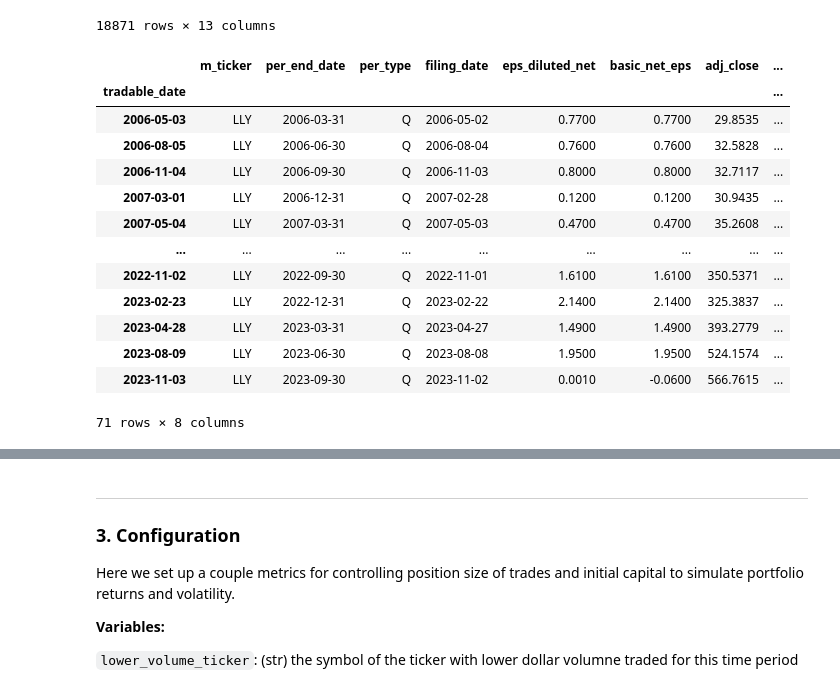
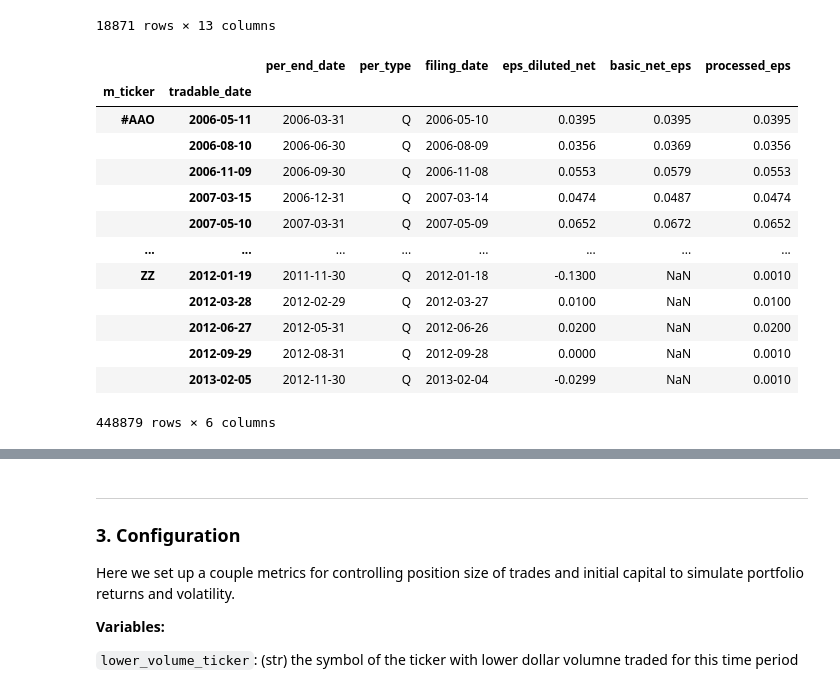
Before and after one commit to MrHumble-Bee/quantitative_trading_strategies, a Jupyter notebook: hw3_financialratioquantiles/hw3_financialratioquantiles.ipynb, the cells around one changed output, grey strips where cells are left out. Drawn from its saved outputs; the diff is of its cells as text; code cells hidden in the pictures.

```diff
--- a/hw3_financialratioquantiles/hw3_financialratioquantiles.ipynb
+++ b/hw3_financialratioquantiles/hw3_financialratioquantiles.ipynb
@@ -632,44 +749,47 @@ price_table
 | 2024-01-30 | LLY | 645.7000 | 646.8000 | 641.0000 | 644.9800 | 1,948,127.0000 | 0.0000 | 1.0000 | 645.7000 | 646.8000 | ... |
 18871 rows × 13 columns
 # %%
-def compute_pe_ratio2():
-        eps_df = (tables['FC'][tables['FC']['per_type'] == 'Q'][['m_ticker', 'per_end_date', 'per_type', 'filing_date', 'eps_diluted_net', 'basic_net_eps']]
+def preprocess_eps(zacks_fc_table: pd.DataFrame, fill_neg_eps: float=0.001):
+        # Validation
+        validation_columns = ['m_ticker', 'per_end_date', 'per_type', 'filing_date', 'eps_diluted_net', 'basic_net_eps']
+        for col in validation_columns:
+                if col not in zacks_fc_table.columns:
+                        raise KeyError(f"{col} not found in dataframe. {col} is required for EPS preprocessing.")
+
+        # Cleaning table
+        eps_df = (zacks_fc_table
                 .dropna(subset=['m_ticker'])
                 .dropna(how='all', subset=['eps_diluted_net', 'basic_net_eps'])
                 .sort_values(by=['m_ticker', 'per_end_date'])
                 )
+
+        # Cleaning and Formating Columns
         eps_df['m_ticker'] = eps_df['m_ticker'].str.strip()
         eps_df['per_end_date'] = pd.to_datetime(eps_df['per_end_date'], format='%Y-%m-%d')
         eps_df['filing_date'] = pd.to_datetime(eps_df['filing_date'], format='%Y-%m-%d')
-        eps_df['eps_diluted_net'] = eps_df['eps_diluted_net'].apply(lambda x: max(0.001, x))
-
-
-        # filter
-        eps_df = eps_df[eps_df['m_ticker'] == 'LLY']
-
         eps_df['tradable_date'] = eps_df['filing_date'] + pd.Timedelta(days=1)
 
-        close_prices = price_table.loc[eps_df['tradable_date'].iloc[:], 'adj_close']
-        close_prices.index = eps_df.index
-        eps_df['adj_close'] = close_prices
-        eps_df['pe_ratio'] = eps_df['adj_close'] / eps_df['eps_diluted_net']
-        eps_df.set_index('tradable_date', inplace=True)
-        # display(eps_df.loc['2021-10-27': UPPER_DATE])
+        eps_df['processed_eps'] = eps_df['eps_diluted_net']
+        eps_df['processed_eps'] = eps_df['processed_eps'].fillna(eps_df['basic_net_eps'])
+        eps_df['processed_eps'] = eps_df['processed_eps'].apply(lambda x: max(fill_neg_eps, x))
+
+        eps_df = eps_df.set_index(['m_ticker', 'tradable_date']).sort_index(ascending=[True, True])
         return eps_df
-test_df = compute_pe_ratio2()
-test_df
+
+eps_df = preprocess_eps(tables['FC'][tables['FC']['per_type'] == 'Q'][['m_ticker', 'per_end_date', 'per_type', 'filing_date', 'eps_diluted_net', 'basic_net_eps']])
+eps_df
 # %% [output]
-|  | m_ticker | per_end_date | per_type | filing_date | eps_diluted_net | basic_net_eps | adj_close | ... |
-| tradable_date |  |  |  |  |  |  |  | ... |
-| 2006-05-03 | LLY | 2006-03-31 | Q | 2006-05-02 | 0.7700 | 0.7700 | 29.8535 | ... |
-| 2006-08-05 | LLY | 2006-06-30 | Q | 2006-08-04 | 0.7600 | 0.7600 | 32.5828 | ... |
-| 2006-11-04 | LLY | 2006-09-30 | Q | 2006-11-03 | 0.8000 | 0.8000 | 32.7117 | ... |
-| 2007-03-01 | LLY | 2006-12-31 | Q | 2007-02-28 | 0.1200 | 0.1200 | 30.9435 | ... |
-| 2007-05-04 | LLY | 2007-03-31 | Q | 2007-05-03 | 0.4700 | 0.4700 | 35.2608 | ... |
-| ... | ... | ... | ... | ... | ... | ... | ... | ... |
-| 2022-11-02 | LLY | 2022-09-30 | Q | 2022-11-01 | 1.6100 | 1.6100 | 350.5371 | ... |
-| 2023-02-23 | LLY | 2022-12-31 | Q | 2023-02-22 | 2.1400 | 2.1400 | 325.3837 | ... |
-| 2023-04-28 | LLY | 2023-03-31 | Q | 2023-04-27 | 1.4900 | 1.4900 | 393.2779 | ... |
-| 2023-08-09 | LLY | 2023-06-30 | Q | 2023-08-08 | 1.9500 | 1.9500 | 524.1574 | ... |
-| 2023-11-03 | LLY | 2023-09-30 | Q | 2023-11-02 | 0.0010 | -0.0600 | 566.7615 | ... |
+|  |  | per_end_date | per_type | filing_date | eps_diluted_net | basic_net_eps | processed_eps |
+| m_ticker | tradable_date |  |  |  |  |  |  |
+| #AAO | 2006-05-11 | 2006-03-31 | Q | 2006-05-10 | 0.0395 | 0.0395 | 0.0395 |
+|  | 2006-08-10 | 2006-06-30 | Q | 2006-08-09 | 0.0356 | 0.0369 | 0.0356 |
+|  | 2006-11-09 | 2006-09-30 | Q | 2006-11-08 | 0.0553 | 0.0579 | 0.0553 |
+|  | 2007-03-15 | 2006-12-31 | Q | 2007-03-14 | 0.0474 | 0.0487 | 0.0474 |
+|  | 2007-05-10 | 2007-03-31 | Q | 2007-05-09 | 0.0652 | 0.0672 | 0.0652 |
+| ... | ... | ... | ... | ... | ... | ... | ... |
+| ZZ | 2012-01-19 | 2011-11-30 | Q | 2012-01-18 | -0.1300 | NaN | 0.0010 |
+|  | 2012-03-28 | 2012-02-29 | Q | 2012-03-27 | 0.0100 | NaN | 0.0100 |
+|  | 2012-06-27 | 2012-05-31 | Q | 2012-06-26 | 0.0200 | NaN | 0.0200 |
+|  | 2012-09-29 | 2012-08-31 | Q | 2012-09-28 | 0.0000 | NaN | 0.0010 |
+|  | 2013-02-05 | 2012-11-30 | Q | 2013-02-04 | -0.0299 | NaN | 0.0010 |
-71 rows × 8 columns
+448879 rows × 6 columns
```
Also changed, not shown: parts of 14 cells of this notebook.
